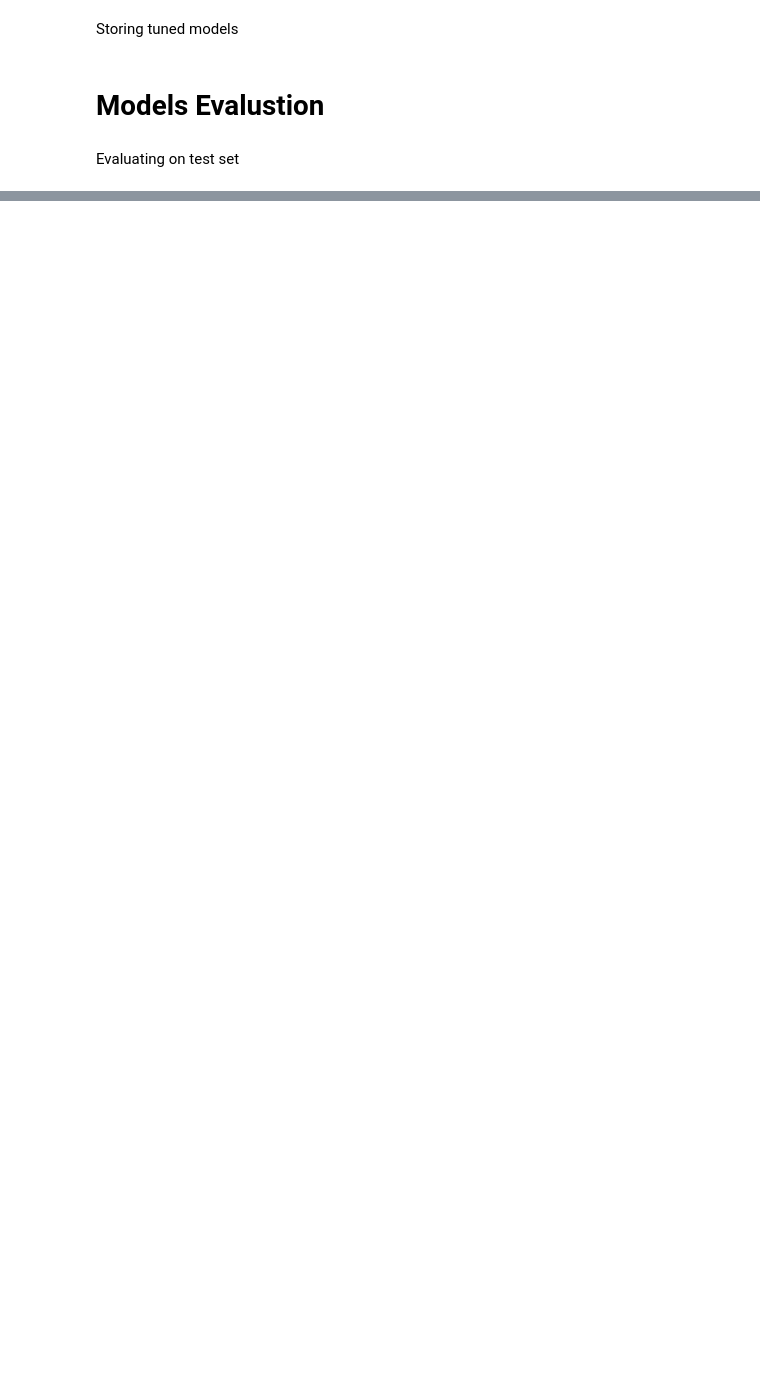
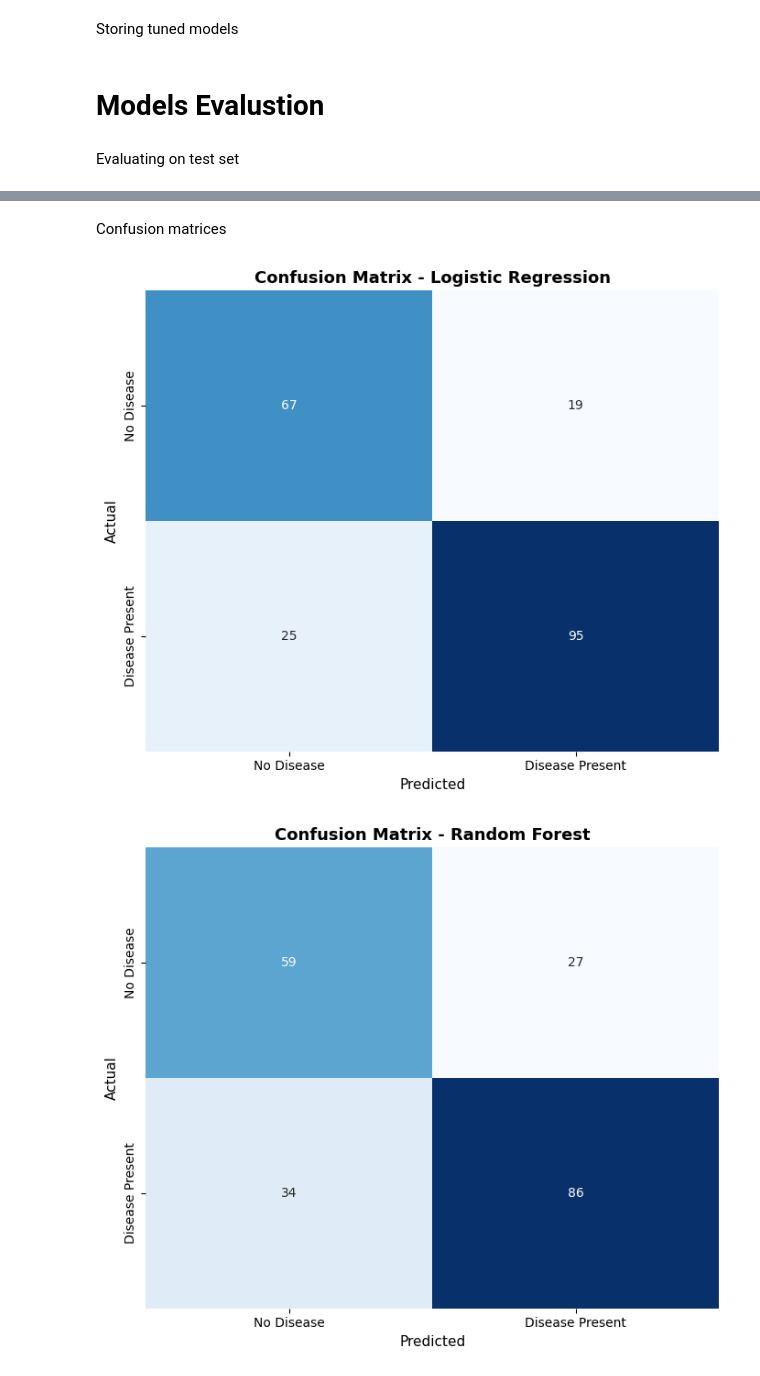
Before and after one commit to 00017024/ML_Project_17024, a Jupyter notebook: analysis.ipynb, the cells around one changed output, grey strips where cells are left out. Cells and saved outputs as stored; diff of their text form; code cells hidden in the pictures; blank space fills up the shorter version.

Commit message:
Models Comparison, app, README, req.txt

```diff
--- a/analysis.ipynb
+++ b/analysis.ipynb
@@ -2,7 +2,7 @@
 # Load the heart attack dataset
 # %%
 import pandas as pd
-df = pd.read_csv('./Heart_attack.csv')
+df = pd.read_csv('./data/Heart_attack.csv')
 
 df.head()
 # %% [output]
@@ -71,16 +85,11 @@ print(df['target'].value_counts(normalize=True).sort_index() * 100)
 # %% [markdown]
 Converting to binary classification
 # %%
-df['target_binary'] = df['target'].apply(lambda x: 0 if x == 0 else 1)
+df['target'] = df['target'].apply(lambda x: 0 if x == 0 else 1)
 
 print("\nBinary target distribution:")
-print("0 = No Disease, 1 = Disease Present (any severity)")
-print(df['target_binary'].value_counts().sort_index())
+print(df['target'].value_counts().sort_index())
 print("\nBinary percentage distribution:")
-print(df['target_binary'].value_counts(normalize=True).sort_index() * 100)
-
-# Replace original target with binary target
-df['target'] = df['target_binary']
-df = df.drop('target_binary', axis=1)
+print(df['target'].value_counts(normalize=True).sort_index() * 100)
 # %% [output]
 Binary target distribution:
@@ -503,0 +604,21 @@ ValueError: Target is multiclass but average='binary'. Please choose another ave
+# %% [markdown]
+Confusion matrices
+# %%
+from sklearn.metrics import confusion_matrix
+
+for model_name, model in trained_models.items():
+    y_pred = model.predict(X_test_scaled)
+    cm = confusion_matrix(y_test, y_pred)
+
+    plt.figure(figsize=(7, 6))
+    sns.heatmap(cm, annot=True, fmt='d', cmap='Blues', cbar=False,
+                xticklabels=['No Disease', 'Disease Present'],
+                yticklabels=['No Disease', 'Disease Present'])
+    plt.title(f'Confusion Matrix - {model_name}', fontsize=13, fontweight='bold')
+    plt.ylabel('Actual', fontsize=11)
+    plt.xlabel('Predicted', fontsize=11)
+    plt.tight_layout()
+    plt.show()
+# %% [output]
+[figure, added]
+[figure, added]
```
Also changed, not shown: parts of 19 cells of this notebook, 5 other files.
